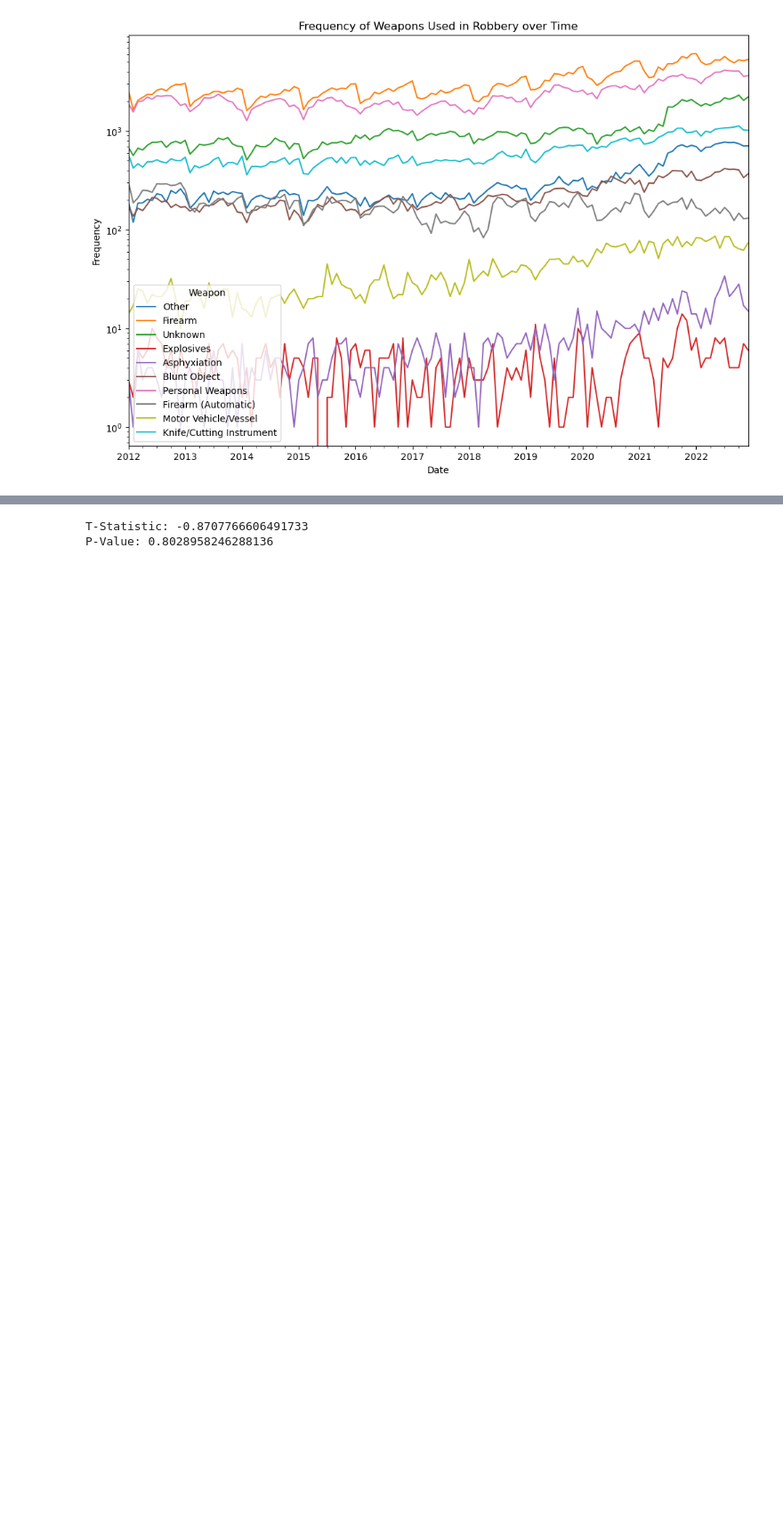
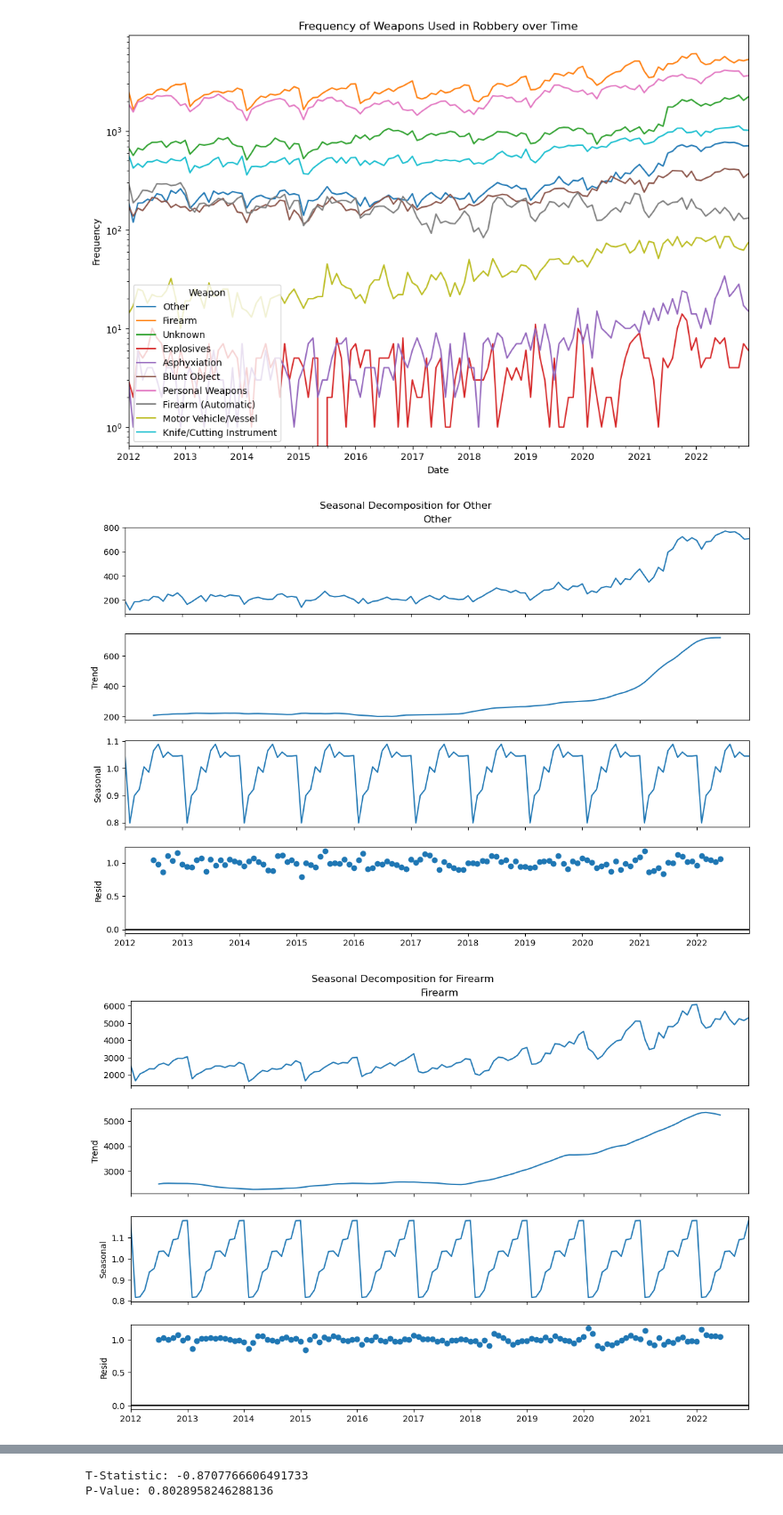
Before and after one commit to Ind-E/Python-Crime, a Jupyter notebook: crime.ipynb, the cells around one changed output, grey strips where cells are left out. Shown at 89% size. Cells and saved outputs as stored; diff of their text form; code cells hidden in the pictures; blank space fills up the shorter version.

```diff
--- a/crime.ipynb
+++ b/crime.ipynb
@@ -313,9 +263,16 @@ Pushed or Thrown Out Window             0
 Club/Blackjack/Brass Knuckles           0
 Strangulation - Include Hanging         0
 dtype: int64
-# %%
-weapons_df['Firearm'] = weapons_df[['Firearm', 'Rifle', 'Handgun', 'Shotgun', 'Other Firearm']].sum(axis=1)
-weapons_df.drop(['Rifle', 'Handgun', 'Shotgun', 'Other Firearm'], axis=1, inplace=True)
 # %%
-weapons_df['Firearm (Automatic)'] = weapons_df[['Rifle (Automatic)', 'Handgun (Automatic)', 'Shotgun (Automatic)', 'Firearm (Automatic)', 'Other Firearm (Automatic)']].sum(axis=1)
-weapons_df.drop(['Rifle (Automatic)', 'Handgun (Automatic)', 'Shotgun (Automatic)', 'Other Firearm (Automatic)'], axis=1, inplace=True)
+weapons_df['Firearm'] = weapons_df[['Firearm', 'Rifle',
+                                    'Handgun', 'Shotgun', 'Other Firearm']].sum(axis=1)
+weapons_df.drop(['Rifle', 'Handgun', 'Shotgun',
+                'Other Firearm'], axis=1, inplace=True)
+weapons_df['Firearm (Automatic)'] = weapons_df[['Rifle (Automatic)', 'Handgun (Automatic)',
+                                                'Shotgun (Automatic)', 'Firearm (Automatic)', 'Other Firearm (Automatic)']].sum(axis=1)
+weapons_df.drop(['Rifle (Automatic)', 'Handgun (Automatic)',
+                'Shotgun (Automatic)', 'Other Firearm (Automatic)'], axis=1, inplace=True)
+weapons_df['Unknown'] = weapons_df[['Unknown', 'None']].sum(axis=1)
+weapons_df.drop(['None'], axis=1, inplace=True)
+weapons_df.drop(['Pushed or Thrown Out Window', 'Unarmed', 'Drowning', 'Lethal Cutting Instrument', 'Club/Blackjack/Brass Knuckles',
+                'Strangulation - Include Hanging', 'Drugs/Narcotics/Sleeping Pills', 'Fire/Incendiary Device', 'Poison', 'Explosives'], axis=1, inplace=True)
@@ -325,6 +279,3 @@ weapons_df.drop(['None'], axis=1, inplace=True)
-# %%
-weapons_df.drop(['Pushed or Thrown Out Window', 'Unarmed', 'Drowning', 'Lethal Cutting Instrument', 'Club/Blackjack/Brass Knuckles',
-                'Strangulation - Include Hanging', 'Drugs/Narcotics/Sleeping Pills', 'Fire/Incendiary Device', 'Poison'], axis=1, inplace=True)
 # %%
 weapons_df.plot(kind='line', figsize=(12, 8))
 
@@ -337,3 +288,17 @@ plt.yscale('log')
 plt.show()
 # %% [output]
 [figure]
+# %%
+# Decompose the time series
+for column in weapons_df.columns:
+    decomposition = sm.tsa.seasonal_decompose(
+        weapons_df[column], model='multiplicative')
+
+    # Plot the decomposition
+    fig = decomposition.plot()
+    fig.set_size_inches(12, 8)
+    plt.suptitle(f'Seasonal Decomposition for {column}')
+    plt.show()
+# %% [output]
+[figure, added]
+[figure, added]
```
Also changed, not shown: parts of 13 cells of this notebook.
